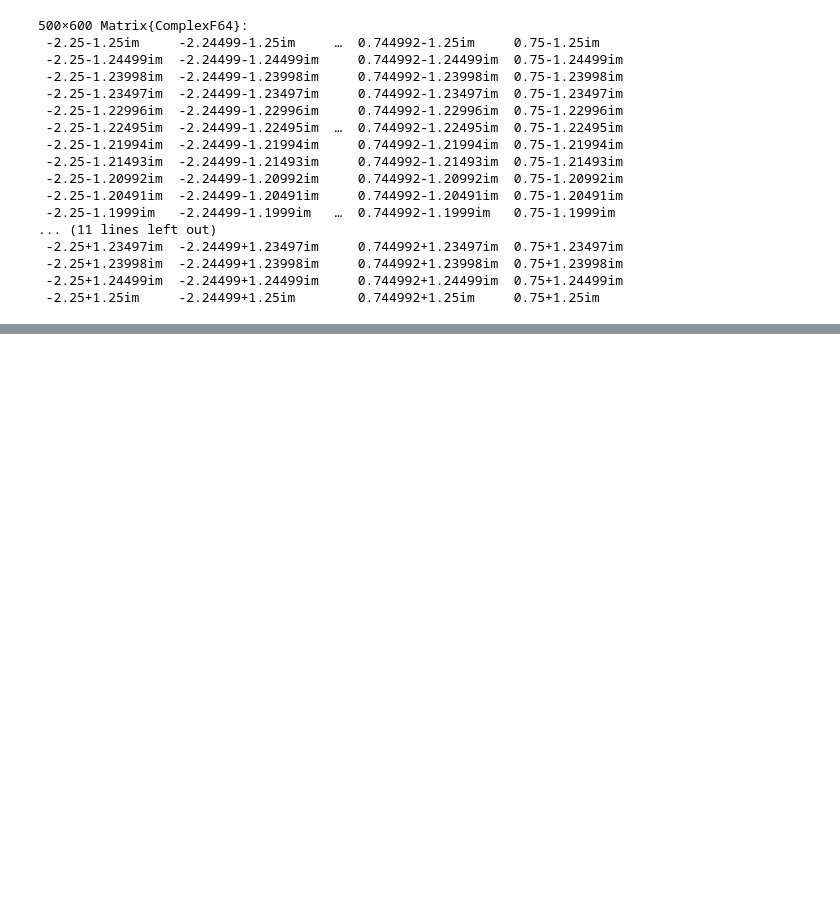
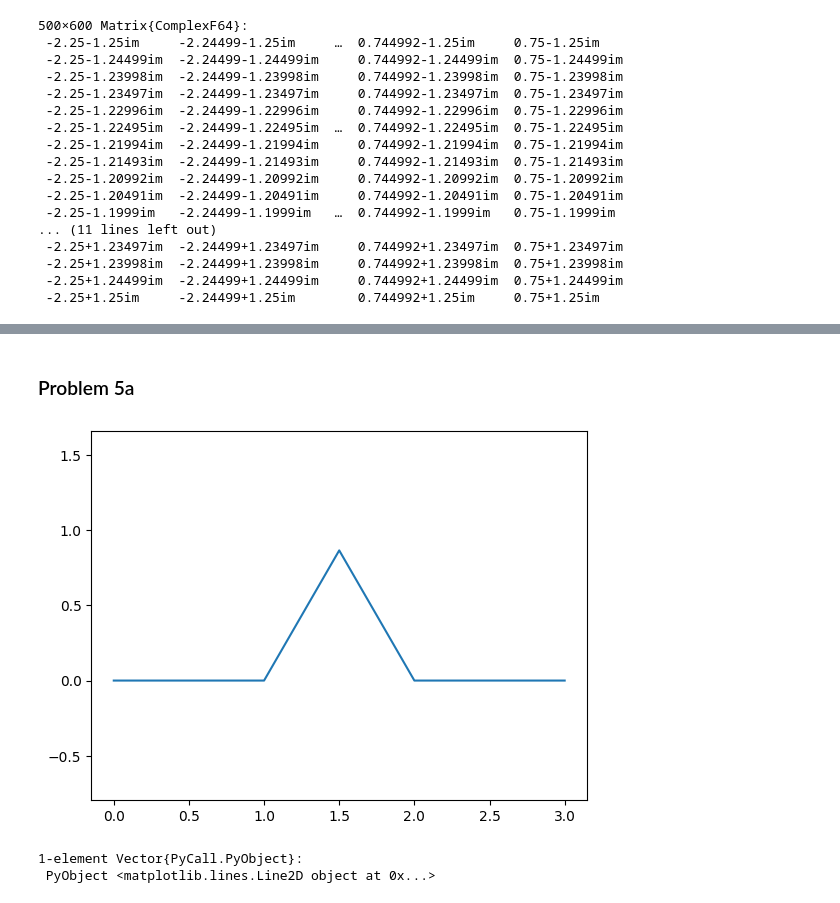
Before and after one commit to TagoreZhao/MATH124, a Jupyter notebook: HW5.ipynb, the cells around one changed output, grey strips where cells are left out. Cells and saved outputs as stored; diff of their text form; code cells hidden in the pictures; blank space fills up the shorter version.

```diff
--- a/HW5.ipynb
+++ b/HW5.ipynb
@@ -107,0 +143,46 @@ display(C)
+# %% [markdown]
+### Problem 5a
+# %%
+using PyPlot
+function koch_curve(x1, y1, x2, y2, level)
+    x = []
+    y = []
+    axis("equal")
+    if (level == 0)
+        append!(x,x1)
+        append!(x,x2)
+        append!(y,y1)
+        append!(y,y2)
+        return x,y
+    else
+        dx = (x2 - x1) / 3
+        dy = (y2 - y1) / 3
+        x3 = x1 + dx
+        y3 = y1 + dy
+        x4 = 0.5 * (x1 + x2) + sqrt(3) / 6 * (y1 - y2)
+        y4 = 0.5 * (y1 + y2) + sqrt(3) / 6 * (x2 - x1)
+        x5 = x1 + 2 * dx
+        y5 = y1 + 2 * dy
+        # Recursively call koch_curve on the four segments
+        x_sub, y_sub = koch_curve(x1, y1, x3, y3, level - 1)
+        append!(x, x_sub)
+        append!(y, y_sub)
+        x_sub, y_sub = koch_curve(x3, y3, x4, y4, level - 1)
+        append!(x, x_sub)
+        append!(y, y_sub)
+        x_sub, y_sub = koch_curve(x4, y4, x5, y5, level - 1)
+        append!(x, x_sub)
+        append!(y, y_sub)
+        x_sub, y_sub = koch_curve(x5, y5, x2, y2, level - 1)
+        append!(x, x_sub[2:end])  # Skip the first point to avoid duplication
+        append!(y, y_sub[2:end])
+
+        return x, y
+    end
+end
+x,y = koch_curve(0,0,3,0,1)
+plot(x,y)
+# %% [output]
+[figure, added]
+1-element Vector{PyCall.PyObject}:
+ PyObject <matplotlib.lines.Line2D object at 0x...>
```
Also changed, not shown: parts of 6 cells of this notebook.
